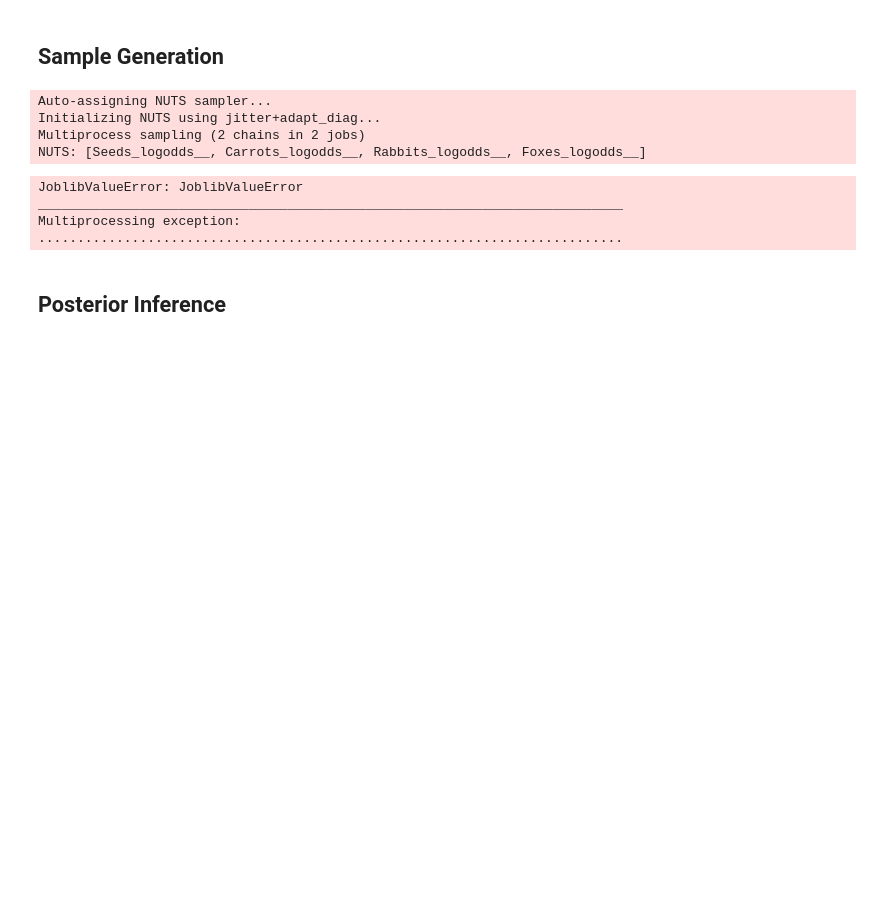
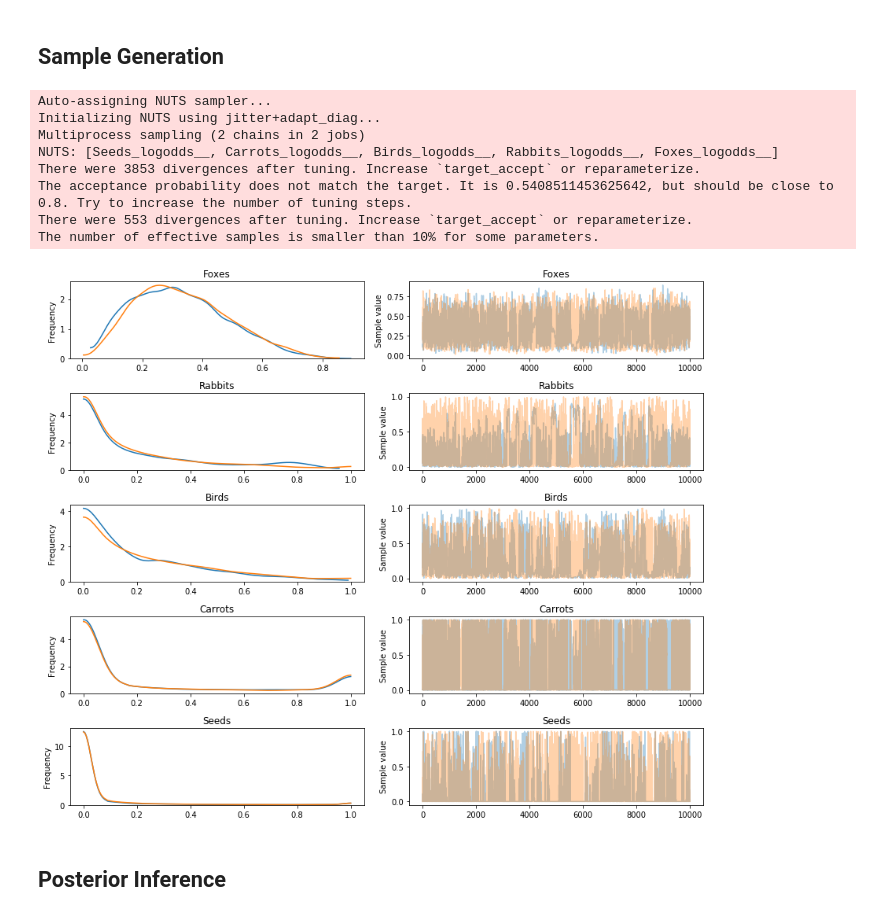
Before and after one commit to brennanmcfarland/pgm, a Jupyter notebook: Homework 2 Exercise 2.ipynb, the cells around one changed output. Drawn from its saved outputs; the diff is of its cells as text; code cells hidden in the pictures; blank space fills up the shorter version.

```diff
--- a/Homework 2 Exercise 2.ipynb
+++ b/Homework 2 Exercise 2.ipynb
@@ -81,19 +84,20 @@ your previous example. Show this is consistent with what you obtain from the pac
 ## Sample Generation
 # %%
 %matplotlib inline
-samples = 20000
+samples = 10000
 with model:
     trace = pymc3.sample(samples, chains=2)
     pymc3.traceplot(trace)
 # %% [output]
 Auto-assigning NUTS sampler...
 Initializing NUTS using jitter+adapt_diag...
 Multiprocess sampling (2 chains in 2 jobs)
-NUTS: [Seeds_logodds__, Carrots_logodds__, Rabbits_logodds__, Foxes_logodds__]
+NUTS: [Seeds_logodds__, Carrots_logodds__, Birds_logodds__, Rabbits_logodds__, Foxes_logodds__]
+There were 3853 divergences after tuning. Increase `target_accept` or reparameterize.
+The acceptance probability does not match the target. It is 0.5408511453625642, but should be close to 0.8. Try to increase the number of tuning steps.
+There were 553 divergences after tuning. Increase `target_accept` or reparameterize.
+The number of effective samples is smaller than 10% for some parameters.
-JoblibValueError: JoblibValueError
-___________________________________________________________________________
-Multiprocessing exception:
-...........................................................................
+[figure, added]
 # %% [markdown]
 ## Posterior Inference
 # %%
```
Also changed, not shown: parts of 3 cells of this notebook, 2 other files.
